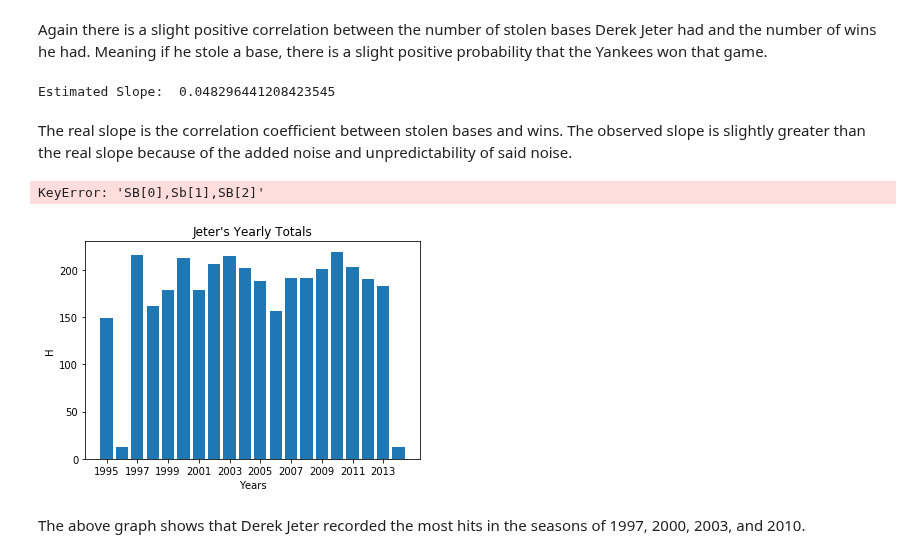
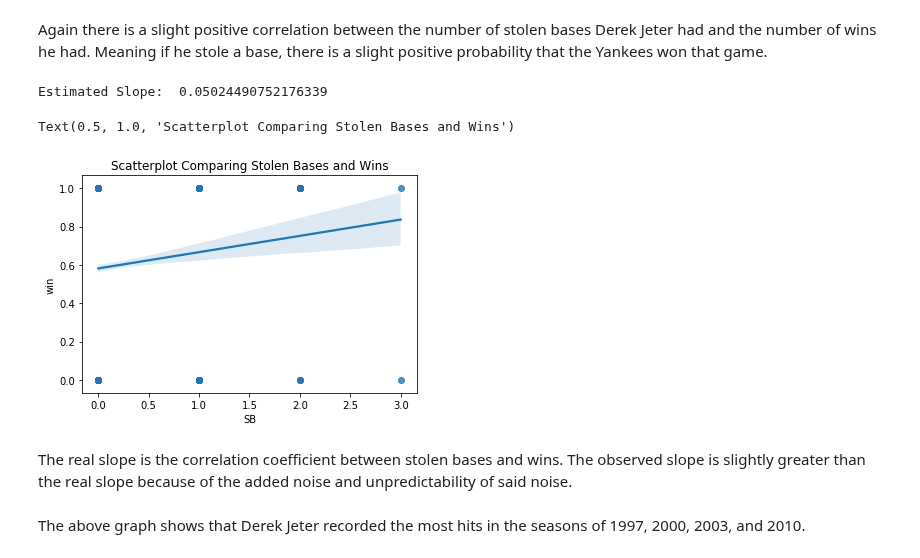
Before and after one commit to mattmaitland1/DerekJeterAnalysis, a Jupyter notebook: Project.ipynb, the cells around one changed output. Drawn from its saved outputs; the diff is of its cells as text; code cells hidden in the pictures.

```diff
--- a/Project.ipynb
+++ b/Project.ipynb
@@ -97,3 +97,8 @@ import statsmodels.formula.api as smf
 #concatenate()
 # %% [markdown]
 With this function, I was able to process 22 different CSV files, each of a different year of Alex Rodriguez's career, and concatenate them into one CSV file. I had to go through the consolidated CSV afterwards in order to clean up some formatting/encoding errors, where the beginning year of each new year of Rodriguez's career had a non-unicode compatible symbol. I deleted these errors by hand to result in a single CSV sheet of all the games Rodriguez played in his career.
+# %%
+def stats_clean(player):
+    player = player[['Rslt', 'H', 'HR', 'SB', 'BB', 'WPA']]
+    player['win'] = player.Rslt.apply(lambda x: 1 if 'W' in x else 0)
+    return player
@@ -99,0 +111,3 @@ With this function, I was able to process 22 different CSV files, each of a diff
+# %%
+jeter = stats_clean(jeter)
+jeter.head()
@@ -101,9 +168,3 @@ With this function, I was able to process 22 different CSV files, each of a diff
 # Data Limitations
 # %% [markdown]
 Baseball statistics are inherently limited in the scope of what they measure. Thus, our dataset can only provide limited conclusions as well. This dataset could include many other statistics if it were to be complete and provide the best, most accurate conclusions, but due to the difficulty of processing so many variables and the time constraints of this project, we chose only the most important ones. There is the possibility that there is human error in recording the information, and it is possible that the older statistics from 1995 are not as precise as the ones gathered more recently, given new technology in sports statistic reporting and recording.
-# %%
-jeter = pd.read_csv("JeterStats.csv")
-jeter['win'] = jeter.Rslt.apply(lambda x: 1 if 'W' in x else 0)
-jeter_win_subset = jeter[jeter['win']==1]
-jeter_loss_subset = jeter[jeter['win']==0]
-jeter.head()
@@ -150,4 +204,11 @@ df = pd.DataFrame({"SB": real_x, "win": real_y})
 model = LinearRegression().fit(df[["SB"]], df["win"])
 print("Estimated Slope: ", model.coef_[0])
 # %% [output]
-Estimated Slope:  0.048296441208423545
+Estimated Slope:  0.05024490752176339
+# %%
+sns.regplot(data = jeter, x = 'SB', y = 'win')
+plt.show
+plt.title('Scatterplot Comparing Stolen Bases and Wins')
+# %% [output]
+Text(0.5, 1.0, 'Scatterplot Comparing Stolen Bases and Wins')
+[figure, added]
@@ -158,8 +224,6 @@ sns.regplot(x=('SB[0],Sb[1],SB[2]'), y='win', data=df);
 #maybe make a histogram to show distribution of stolen bases, and analyze what happens
 #when there is x number of stolen bases.
 #filter the x by times  he stole bases
-# %% [output]
-KeyError: 'SB[0],Sb[1],SB[2]'
 # %%
 def totals_per_year(stat):
     np.arange(jeter["Year"].min(),jeter["Year"].max())
@@ -173,8 +237,6 @@ def totals_per_year(stat):
     plt.show()
 # %%
 totals_per_year('H')
-# %% [output]
-[figure, removed]
 # %% [markdown]
 The above graph shows that Derek Jeter recorded the most hits in the seasons of 1997, 2000, 2003, and 2010.
 # %%
```
Also changed, not shown: parts of 38 cells of this notebook.
